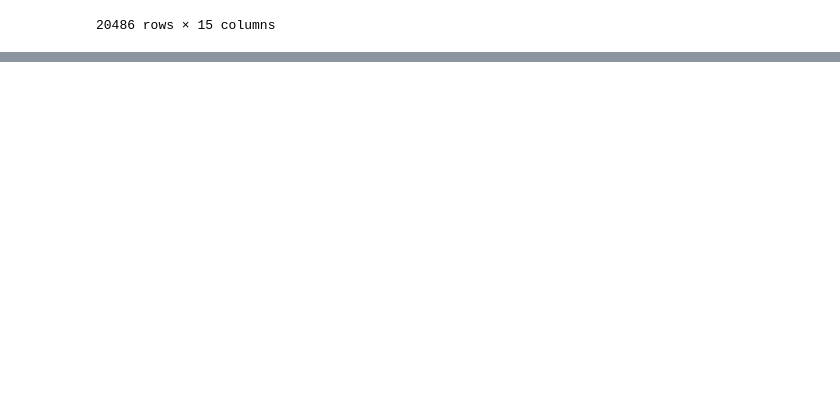
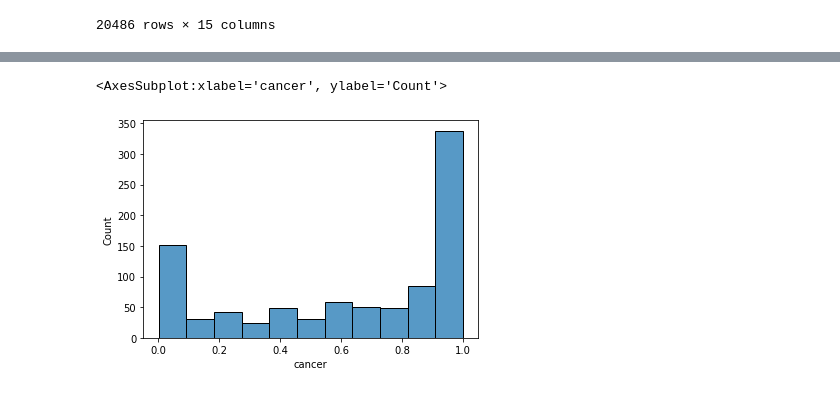
Before and after one commit to analokmaus/kaggle-rsna-breast-cancer, a Jupyter notebook: 02_external_data.ipynb, the cells around one changed output, grey strips where cells are left out. Drawn from its saved outputs; the diff is of its cells as text; code cells hidden in the pictures; blank space fills up the shorter version.

```diff
--- a/02_external_data.ipynb
+++ b/02_external_data.ipynb
@@ -165,0 +246,5 @@ train_findings
+# %%
+sns.histplot(train_pl.query('BIRADS == 5')['cancer'])
+# %% [output]
+<AxesSubplot:xlabel='cancer', ylabel='Count'>
+[figure, added]
```
Also changed, not shown: parts of 17 cells of this notebook, 7 other files.
